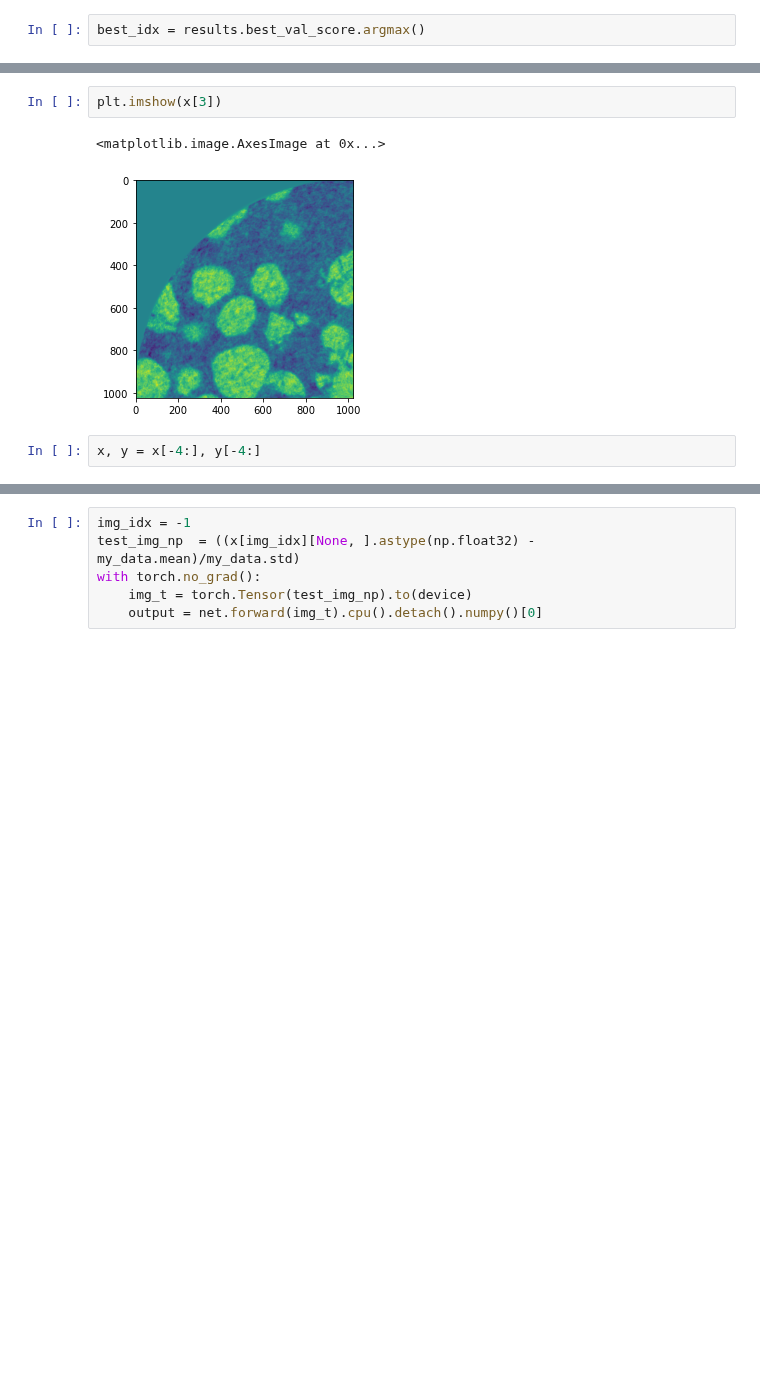
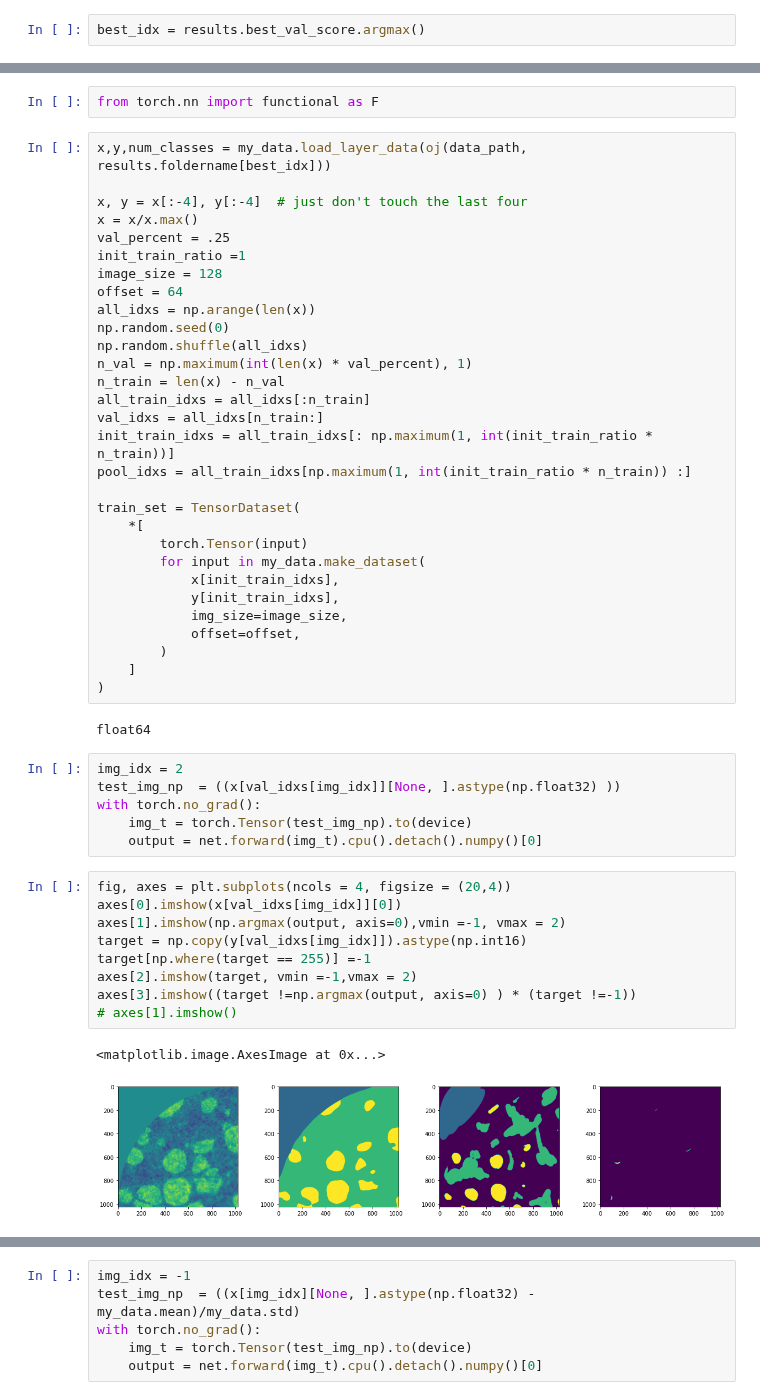
Before and after one commit to laura-rieger/segmenter, a Jupyter notebook: notebooks/Results.ipynb, the cells around one changed output, grey strips where cells are left out. Saved outputs shown, nothing was run; the diff lists cells and outputs as text; blank space fills up the shorter version.

Commit message:
training works now with the bad annotations

```diff
--- a/notebooks/Results.ipynb
+++ b/notebooks/Results.ipynb
@@ -110,7 +67,52 @@ plt.imshow(y[3])
-# %%
-plt.imshow(x[3])
-# %% [output]
-<matplotlib.image.AxesImage at 0x...>
-[figure, removed]
-# %%
-x, y = x[-4:], y[-4:]
+# %%
+from torch.nn import functional as F
+# %%
+x,y,num_classes = my_data.load_layer_data(oj(data_path, results.foldername[best_idx]))
+
+x, y = x[:-4], y[:-4]  # just don't touch the last four
+x = x/x.max()
+val_percent = .25
+init_train_ratio =1
+image_size = 128
+offset = 64
+all_idxs = np.arange(len(x))
+np.random.seed(0)
+np.random.shuffle(all_idxs)
+n_val = np.maximum(int(len(x) * val_percent), 1)
+n_train = len(x) - n_val
+all_train_idxs = all_idxs[:n_train]
+val_idxs = all_idxs[n_train:]
+init_train_idxs = all_train_idxs[: np.maximum(1, int(init_train_ratio * n_train))]
+pool_idxs = all_train_idxs[np.maximum(1, int(init_train_ratio * n_train)) :]
+
+train_set = TensorDataset(
+    *[
+        torch.Tensor(input)
+        for input in my_data.make_dataset(
+            x[init_train_idxs],
+            y[init_train_idxs],
+            img_size=image_size,
+            offset=offset,
+        )
+    ]
+)
+# %% [output]
+float64
+# %%
+img_idx = 2
+test_img_np  = ((x[val_idxs[img_idx]][None, ].astype(np.float32) ))
+with torch.no_grad():
+    img_t = torch.Tensor(test_img_np).to(device)
+    output = net.forward(img_t).cpu().detach().numpy()[0]
+# %%
+fig, axes = plt.subplots(ncols = 4, figsize = (20,4))
+axes[0].imshow(x[val_idxs[img_idx]][0])
+axes[1].imshow(np.argmax(output, axis=0),vmin =-1, vmax = 2)
+target = np.copy(y[val_idxs[img_idx]]).astype(np.int16)
+target[np.where(target == 255)] =-1
+axes[2].imshow(target, vmin =-1,vmax = 2)
+axes[3].imshow((target !=np.argmax(output, axis=0) ) * (target !=-1))
+# axes[1].imshow()
+# %% [output]
+<matplotlib.image.AxesImage at 0x...>
+[figure, added]
```
Also changed, not shown: parts of 37 cells of this notebook, 6 other files.
